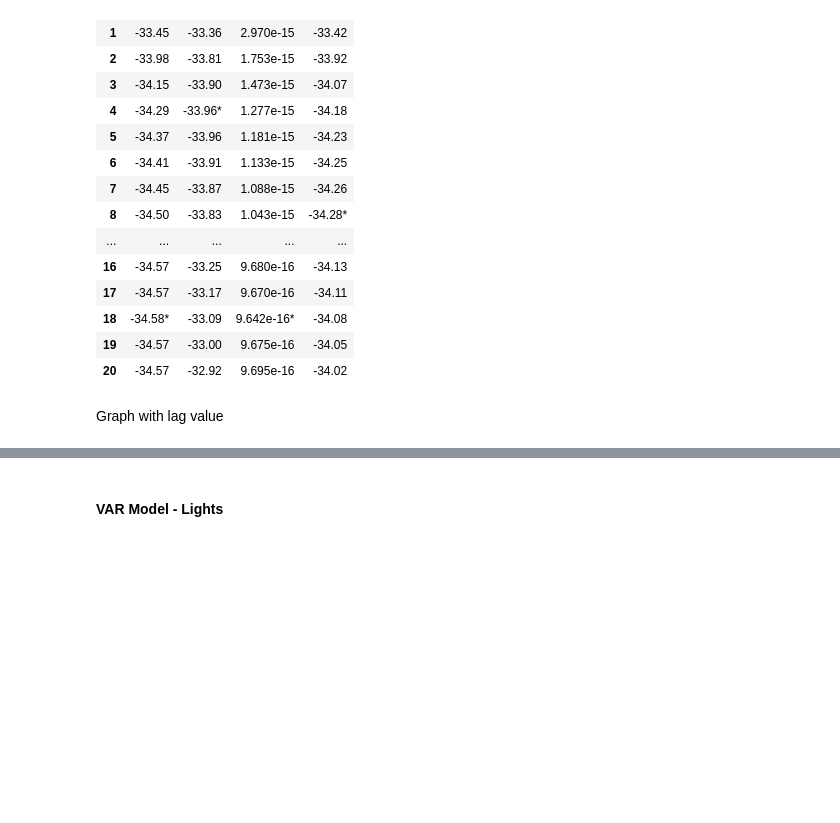
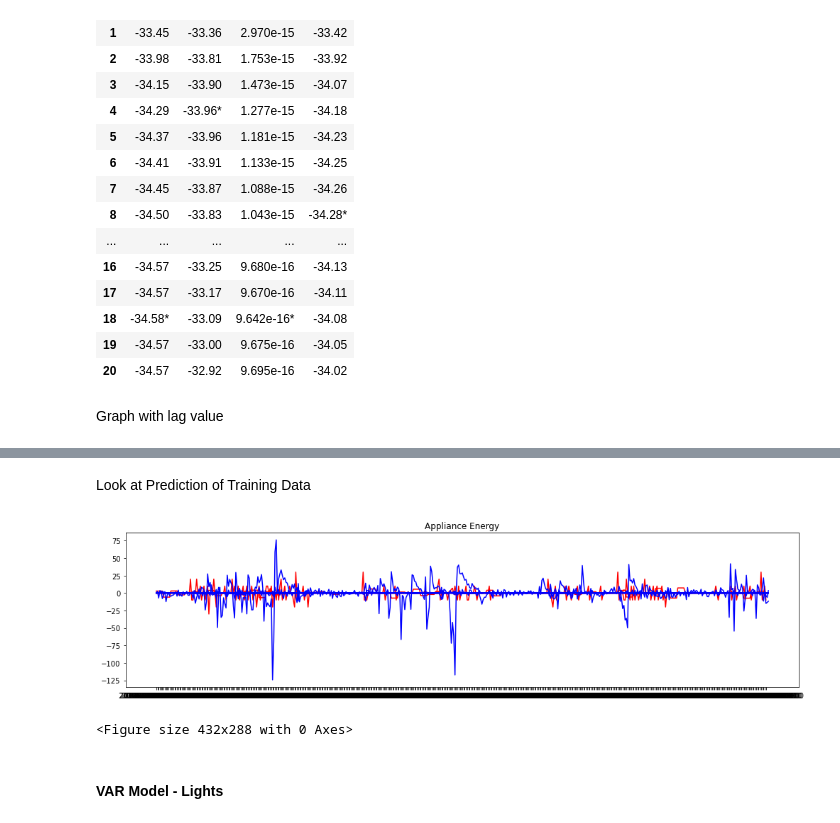
Before and after one commit to parksjr5/Energy_Forecasting, a Jupyter notebook: timeseries_new.ipynb, the cells around one changed output, grey strips where cells are left out. Saved outputs shown, nothing was run; the diff lists cells and outputs as text; code cells hidden in the pictures; blank space fills up the shorter version.

```diff
--- a/timeseries_new.ipynb
+++ b/timeseries_new.ipynb
@@ -493,4 +503,24 @@ CONVERGENCE: REL_REDUCTION_OF_F_<=_FACTR*EPSMCH
 [figure]
+# %% [markdown]
+Look at Prediction of Training Data
+# %%
+predicted_result = model.predict(start=0, end=500)
+
+plt.figure().set_figwidth(17)
+plt.plot(data_lights[1:500],color='red')
+plt.plot(predicted_result,color='blue')
+plt.title('Appliance Energy')
+plt.tick_params(
+    axis='x',          # changes apply to the x-axis
+    which='minor',      # both major and minor ticks are affected
+    bottom=False,      # ticks along the bottom edge are off
+    top=False,         # ticks along the top edge are off
+    labelbottom=True)
+plt.show()
+plt.tight_layout()
+# %% [output]
+[figure, added]
+<Figure size 432x288 with 0 Axes>
 # %% [markdown]
 #### VAR Model - Lights
 # %% [markdown]
```
Also changed, not shown: parts of 13 cells of this notebook.
